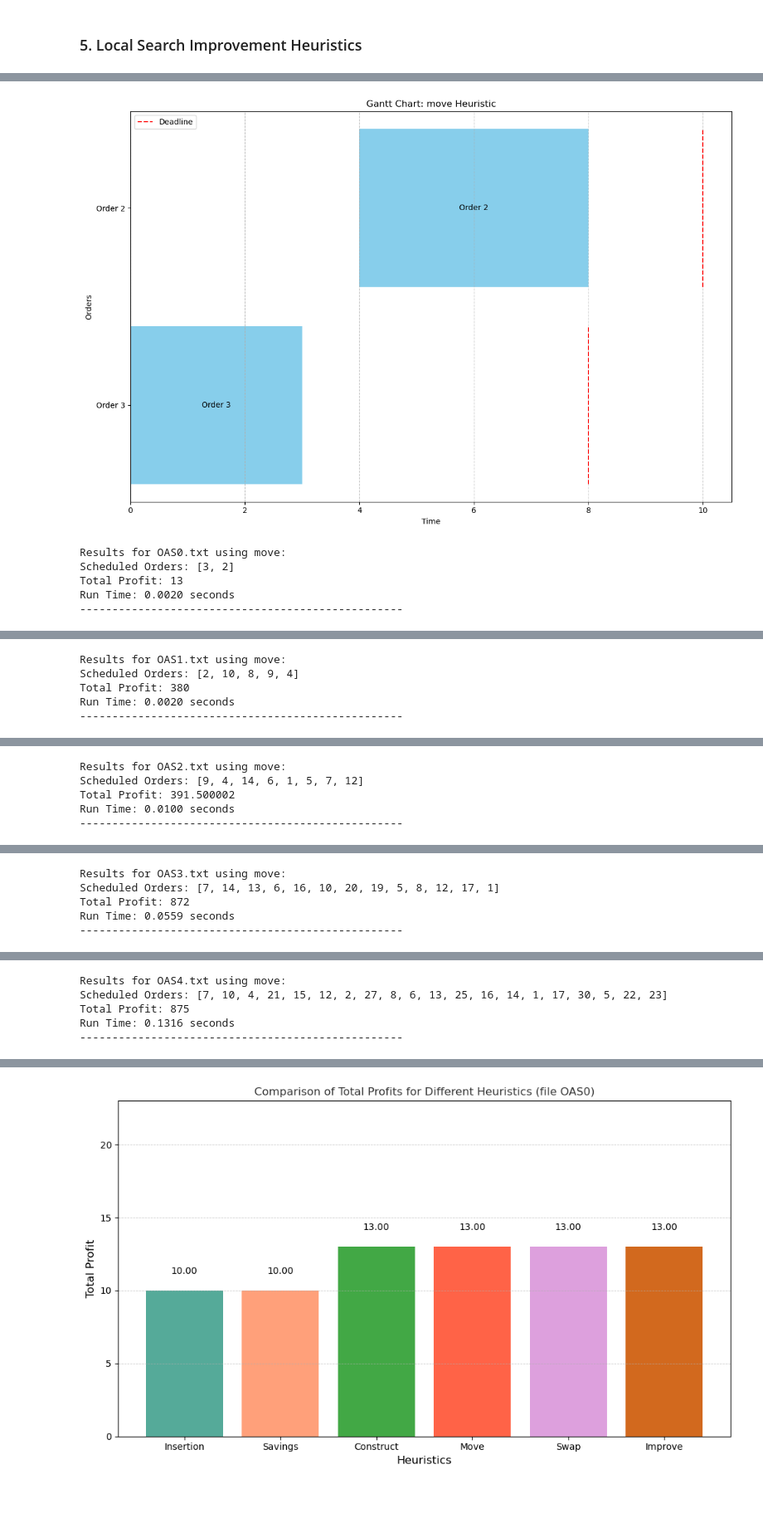
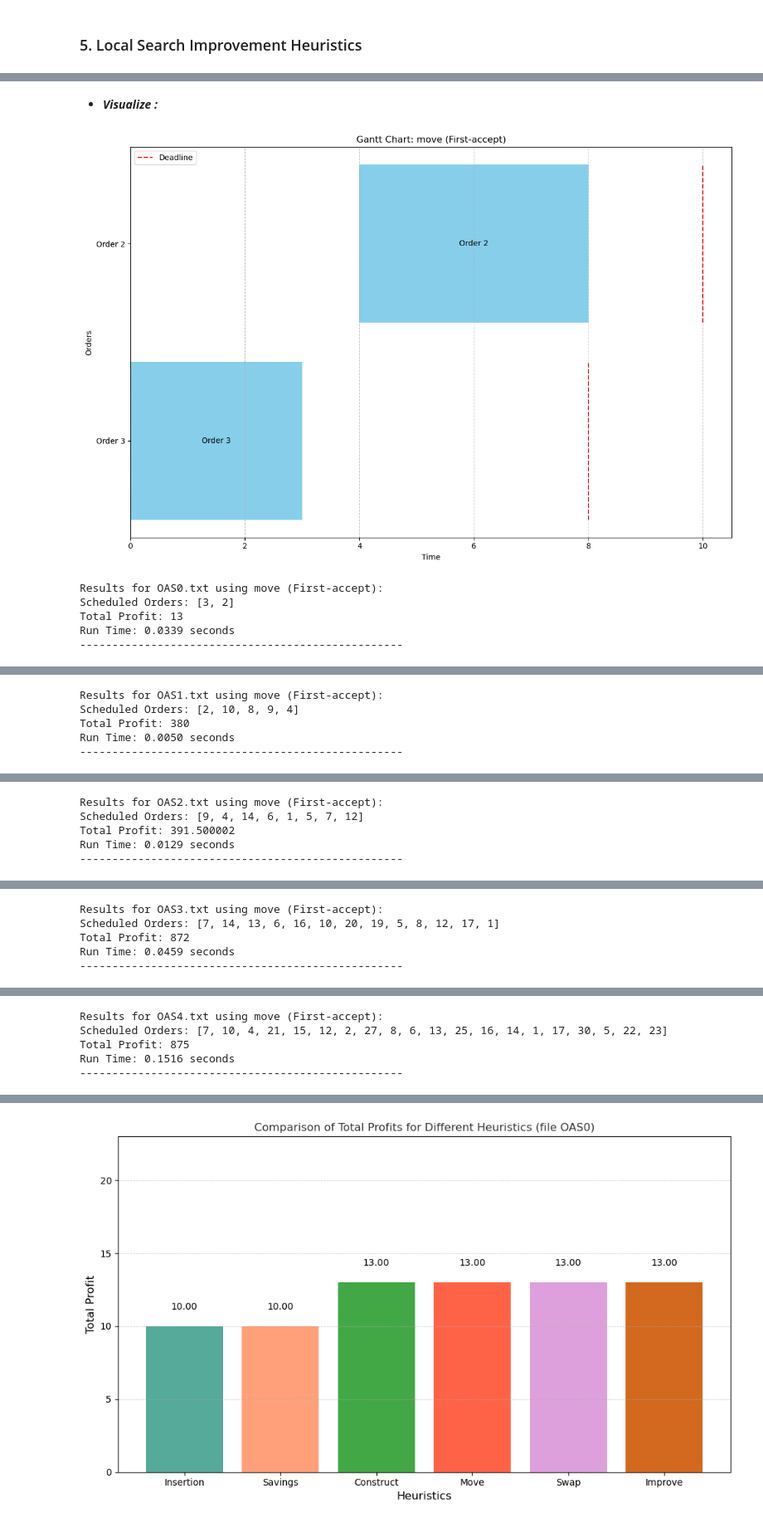
Before and after one commit to virakoze/Algorithm_Programing_Project, a Jupyter notebook: Project_Yannis_Vivens.ipynb, the cells around one changed output, grey strips where cells are left out. Shown at 83% size. Saved outputs shown, nothing was run; the diff lists cells and outputs as text; code cells hidden in the pictures; blank space fills up the shorter version.

```diff
--- a/Project_Yannis_Vivens.ipynb
+++ b/Project_Yannis_Vivens.ipynb
@@ -174,0 +226,25 @@ def Run_and_visualize(file_name, heuristic_function, heuristic_name):
+# %%
+def Run_and_visualize_brute_force(file_name):
+    start_time = time.time()
+
+    duration, profit, dueDate, deadline, tardCost, numberOrders, setup = readInput(file_name)
+
+    scheduler = Brute_Force_Schedule(duration, profit, dueDate, deadline, tardCost, setup, start_times=None)
+    best_profit, best_sequence, _ = scheduler.enumerate_solutions()
+
+    end_time = time.time()
+    elapsed_time = end_time - start_time
+
+    if best_sequence is not None:
+        visualize(duration, setup, deadline, [order - 1 for order in best_sequence], "Brute Force Exact Solution")
+    else:
+        print(f"No feasible solution found for {file_name}.")
+        return
+
+    print_results(file_name, [order - 1 for order in best_sequence], best_profit, elapsed_time, "Brute Force")
+
+'''Only the first two files are relevant'''
+selected_files = file_names[:2]
+
+for file_name in selected_files:
+    Run_and_visualize_brute_force(file_name)
@@ -174,0 +349,7 @@ def Run_and_visualize(file_name, heuristic_function, heuristic_name):
+# %%
+def Run_mip(file_names):
+    selected_files = file_names[:2]  # Selecting the first two files
+    for file_name in selected_files:
+        MIP(file_name)
+
+Run_mip(file_names)
@@ -220,6 +419,6 @@ def insertion(duration, profit, dueDate, deadline, tardCost, numberOrders, setup
 - ***Visualization :***
 # %%
 for file_name in file_names:
-    Run_and_visualize(file_name, insertion, "Insertion")
+    Run_and_visualize(file_name, insertion, "Insertion Heuristic")
 # %% [output]
 [figure]
@@ -525,7 +726,7 @@ def Run_and_visualize_improved(file_name, heuristic_function, heuristic_name):
 # %%
 def move(duration, profit, dueDate, deadline, tardCost, setup, initial_solution, numberOrders):
     """
-    Local search using Move.
+    Local search using First_Accept.
     Tries to improve the solution by moving an order to a different position or
     adding an order to the schedule.
     """
@@ -578,13 +779,15 @@ def move(duration, profit, dueDate, deadline, tardCost, setup, initial_solution,
                         break
 
     return best_solution, best_profit
+# %% [markdown]
+- ***Visualize :***
 # %%
 for file_name in file_names:
-    Run_and_visualize_improved(file_name, move, "move")
+    Run_and_visualize_improved(file_name, move, "move (First-accept)")
 # %% [output]
-[figure, old version]
+[figure, new version]
-Results for OAS0.txt using move:
+Results for OAS0.txt using move (First-accept):
 Scheduled Orders: [3, 2]
 Total Profit: 13
-Run Time: 0.0020 seconds
+Run Time: 0.0339 seconds
 --------------------------------------------------
@@ -592,5 +795,5 @@ Run Time: 0.0020 seconds
-Results for OAS1.txt using move:
+Results for OAS1.txt using move (First-accept):
 Scheduled Orders: [2, 10, 8, 9, 4]
 Total Profit: 380
-Run Time: 0.0020 seconds
+Run Time: 0.0050 seconds
 --------------------------------------------------
@@ -598,5 +801,5 @@ Run Time: 0.0020 seconds
-Results for OAS2.txt using move:
+Results for OAS2.txt using move (First-accept):
 Scheduled Orders: [9, 4, 14, 6, 1, 5, 7, 12]
 Total Profit: 391.500002
-Run Time: 0.0100 seconds
+Run Time: 0.0129 seconds
 --------------------------------------------------
@@ -604,5 +807,5 @@ Run Time: 0.0100 seconds
-Results for OAS3.txt using move:
+Results for OAS3.txt using move (First-accept):
 Scheduled Orders: [7, 14, 13, 6, 16, 10, 20, 19, 5, 8, 12, 17, 1]
 Total Profit: 872
-Run Time: 0.0559 seconds
+Run Time: 0.0459 seconds
 --------------------------------------------------
@@ -610,5 +813,5 @@ Run Time: 0.0559 seconds
-Results for OAS4.txt using move:
+Results for OAS4.txt using move (First-accept):
 Scheduled Orders: [7, 10, 4, 21, 15, 12, 2, 27, 8, 6, 13, 25, 16, 14, 1, 17, 30, 5, 22, 23]
 Total Profit: 875
-Run Time: 0.1316 seconds
+Run Time: 0.1516 seconds
 --------------------------------------------------
```
Also changed, not shown: parts of 38 cells of this notebook.
